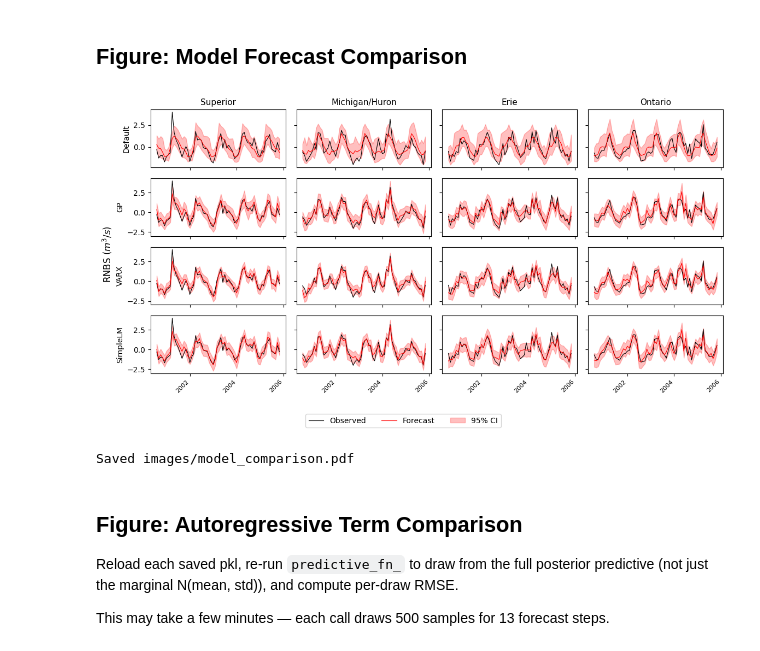
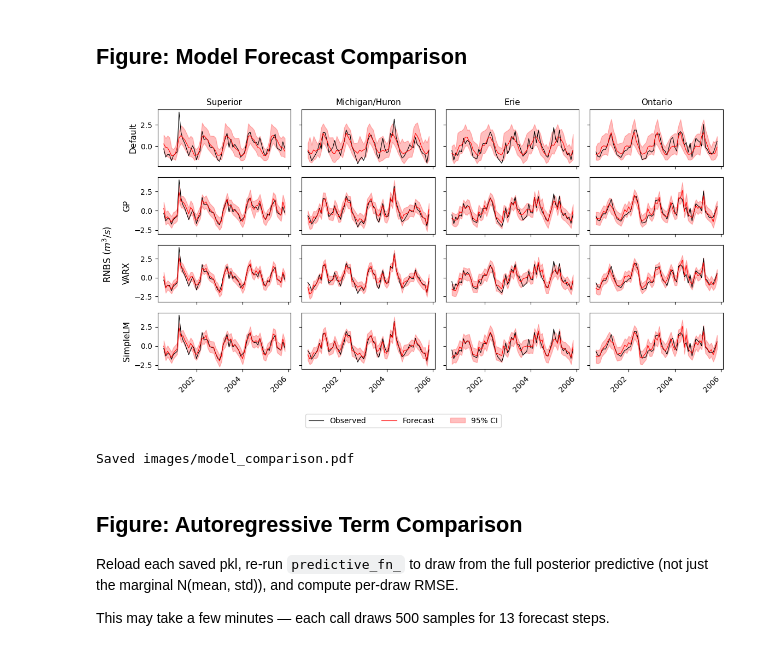
Before and after one commit to mcanearm/nbs_predictor_reproducibility_index, a Jupyter notebook: scripts/03_results_and_plots.ipynb, the cells around one changed output. Saved outputs shown, nothing was run; the diff lists cells and outputs as text; code cells hidden in the pictures.

Commit message:
update plots and plot creation in ipynb notebook. Minor addition for saving/loading MultiTask GP object.

```diff
--- a/scripts/03_results_and_plots.ipynb
+++ b/scripts/03_results_and_plots.ipynb
@@ -64,10 +67,7 @@ def rollup_agg(df, groupings, fn=summarize):
 # %% [markdown]
 ## Load Data
 # %%
-with open(Path("data") / "y_scaler.pkl", "rb") as f:
-    y_scaler = pkl.load(f)
-
-
+lake_data = xr.open_dataarray("data/lake_data.nc")
 result_files = sorted(RESULTS_DIR.glob("*.csv"))
 if not result_files:
     raise FileNotFoundError(
@@ -150,0 +87,17 @@ scaled_data: (4368, 10), unscaled_data: (4368, 10)
+# %%
+scaled_predictions = cv_results[
+    [
+        "Date",
+        "lake",
+        "model",
+        "mean",
+        "lower",
+        "upper",
+        "true",
+        "std",
+        "months_ahead",
+        "split",
+    ]
+]
+
+scaled_predictions.head()
@@ -289,12 +430,12 @@ def facet_rename(x):
     return LABEL_MAP.get(x, x)
 
 
-unscaled_plot_data = scaled_data[
-    (scaled_data["model"].isin(MODEL_ORDER)) & (scaled_data["split"] >= 6)
+scaled_plot_data = scaled_predictions[
+    (scaled_predictions["model"].isin(MODEL_ORDER)) & (scaled_predictions["split"] >= 6)
 ].copy()
 
-models_present = [m for m in MODEL_ORDER if m in unscaled_plot_data["model"].unique()]
-lakes_present = [l for l in LAKE_ORDER if l in unscaled_plot_data["lake"].unique()]
+models_present = [m for m in MODEL_ORDER if m in scaled_plot_data["model"].unique()]
+lakes_present = [l for l in LAKE_ORDER if l in scaled_plot_data["lake"].unique()]
 
 fig, axs = plt.subplots(
     len(models_present),
@@ -308,42 +449,41 @@ axs = np.atleast_2d(axs)
 for row, model in enumerate(models_present):
     for col, lake in enumerate(lakes_present):
         ax = axs[row, col]
-        subset = unscaled_plot_data[
-            (unscaled_plot_data["model"] == model)
-            & (unscaled_plot_data["lake"] == lake)
+        subset = scaled_plot_data[
+            (scaled_plot_data["model"] == model) & (scaled_plot_data["lake"] == lake)
         ].sort_values("Date")
 
         ax.plot(subset["Date"], subset["true"], color="black", lw=0.8, label="Observed")
         ax.plot(subset["Date"], subset["mean"], color="red", lw=0.8, label="Forecast")
         ax.fill_between(
             subset["Date"],
             subset["lower"],
             subset["upper"],
             color="red",
             alpha=0.25,
             label="95% CI",
         )
 
         if row == 0:
             ax.set_title(facet_rename(lake), fontsize=11)
         if col == 0:
-            ax.set_ylabel(facet_rename(model), fontsize=10)
+            ax.set_ylabel(facet_rename(model), fontsize=11)
 
         ax.xaxis.set_major_locator(mdates.YearLocator(2))
         ax.xaxis.set_major_formatter(mdates.DateFormatter("%Y"))
-        plt.setp(ax.get_xticklabels(), rotation=45, ha="right", fontsize=8)
+        plt.setp(ax.get_xticklabels(), rotation=45, ha="right", fontsize=10)
 
 fig.text(0.04, 0.5, r"RNBS $(m^3/s)$", va="center", rotation="vertical", fontsize=12)
 
 handles, labels = axs[0, 0].get_legend_handles_labels()
 fig.legend(handles, labels, loc="lower center", ncol=3, bbox_to_anchor=(0.5, -0.04))
 
-fig.tight_layout(rect=[0.05, 0.05, 1, 1])
-fig.savefig(IMAGES_DIR / "model_comparison.pdf")
+fig.tight_layout(rect=[0.06, 0.05, 1, 1])
+fig.savefig(IMAGES_DIR / "model_comparison.pdf", bbox_inches="tight")
 plt.show()
 print(f"Saved {IMAGES_DIR / 'model_comparison.pdf'}")
 # %% [output]
-[figure, old version]
+[figure, new version]
 Saved images/model_comparison.pdf
 # %% [markdown]
 ## Figure: Autoregressive Term Comparison
```
Also changed, not shown: parts of 34 cells of this notebook, 17 other files.
